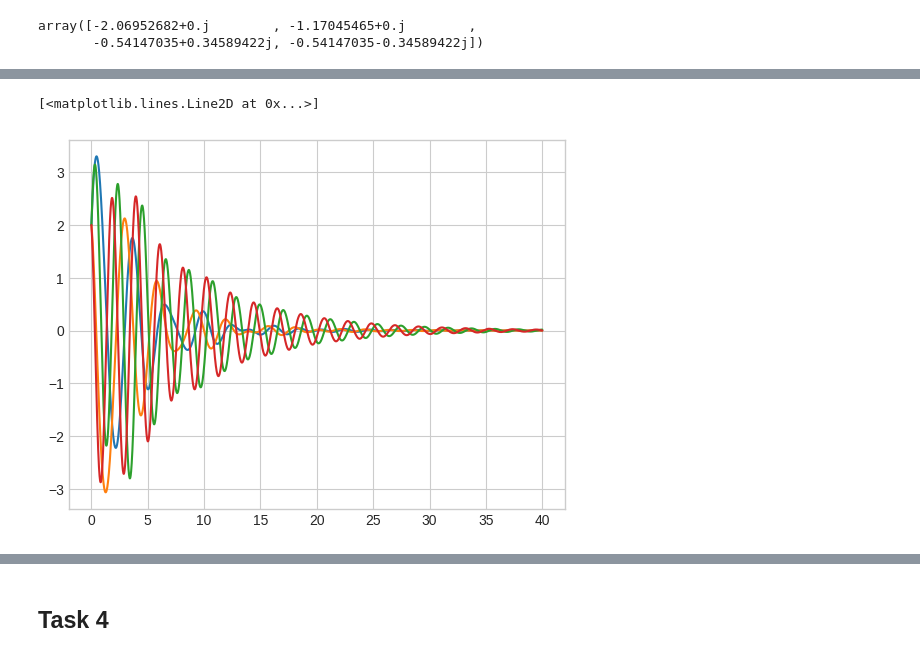
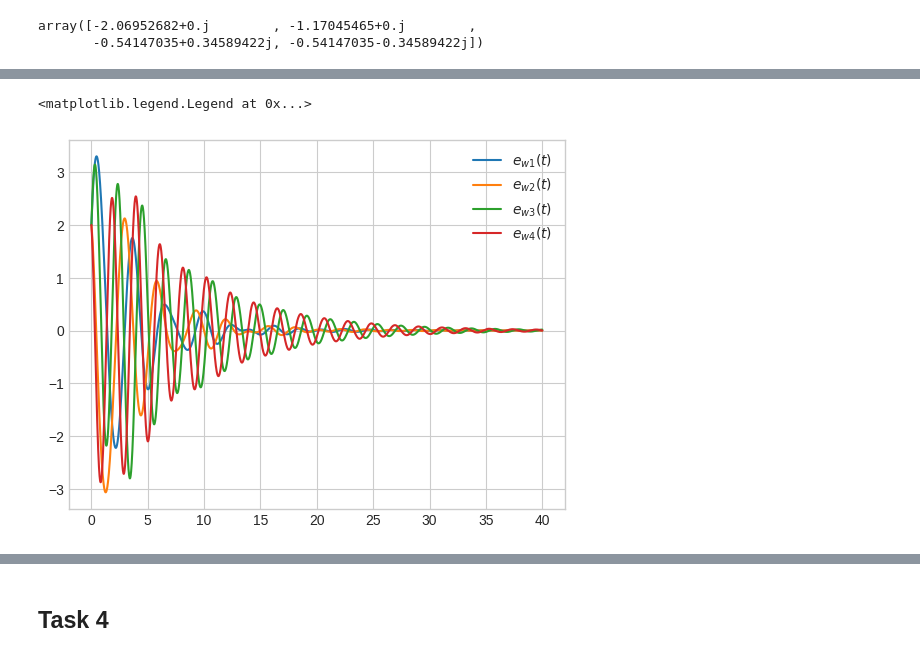
Before and after one commit to diuzhevVlad/control-theory-itmo-2023-2024, a Jupyter notebook: Lab12/Lab12.ipynb, the cells around one changed output, grey strips where cells are left out. Drawn from its saved outputs; the diff is of its cells as text; code cells hidden in the pictures.

```diff
--- a/Lab12/Lab12.ipynb
+++ b/Lab12/Lab12.ipynb
@@ -341,8 +379,9 @@ plt.plot(time_3, out_3.states[7])
 # %%
-plt.plot(time_3, out_3.states[8])
-plt.plot(time_3, out_3.states[9])
-plt.plot(time_3, out_3.states[10])
-plt.plot(time_3, out_3.states[11])
+plt.plot(time_3, out_3.states[8],label="$e_{w1}(t)$")
+plt.plot(time_3, out_3.states[9],label="$e_{w2}(t)$")
+plt.plot(time_3, out_3.states[10],label="$e_{w3}(t)$")
+plt.plot(time_3, out_3.states[11],label="$e_{w4}(t)$")
+plt.legend()
 # %% [output]
-[<matplotlib.lines.Line2D at 0x...>]
+<matplotlib.legend.Legend at 0x...>
-[figure, old version]
+[figure, new version]
```
Also changed, not shown: parts of 21 cells of this notebook.
